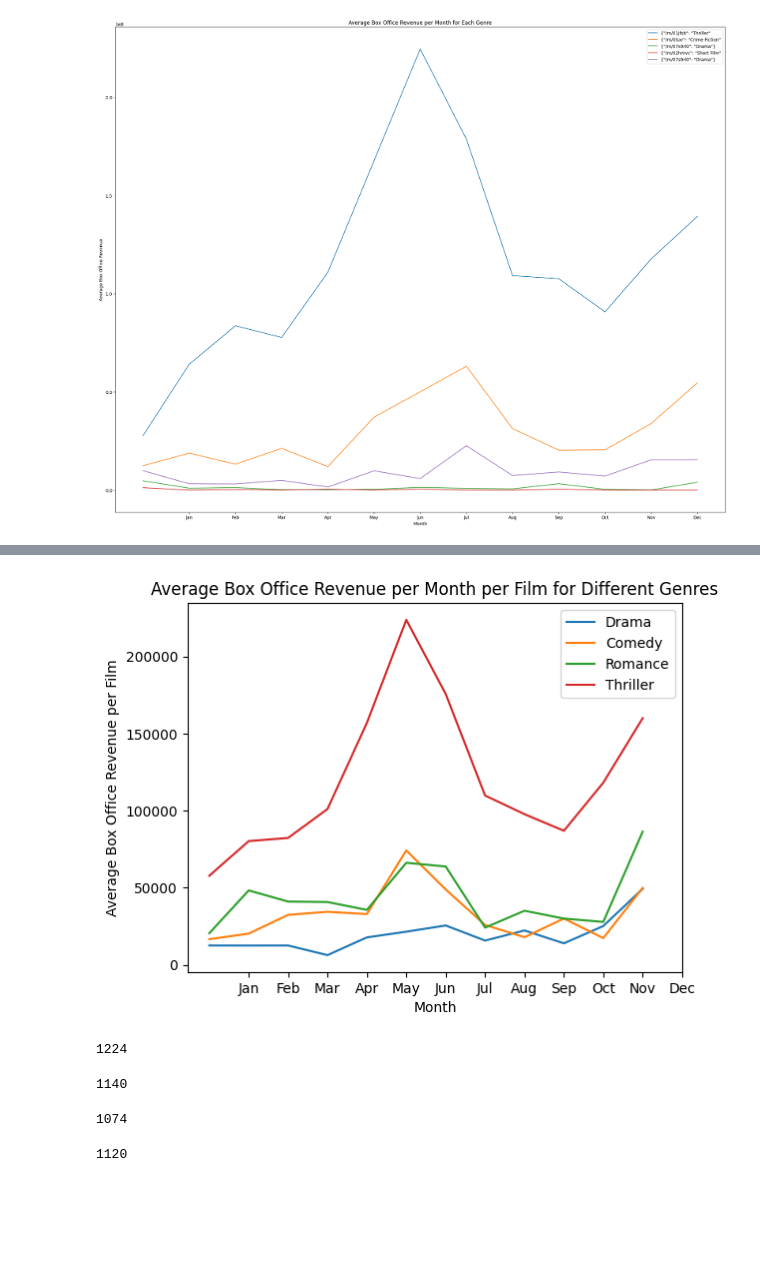
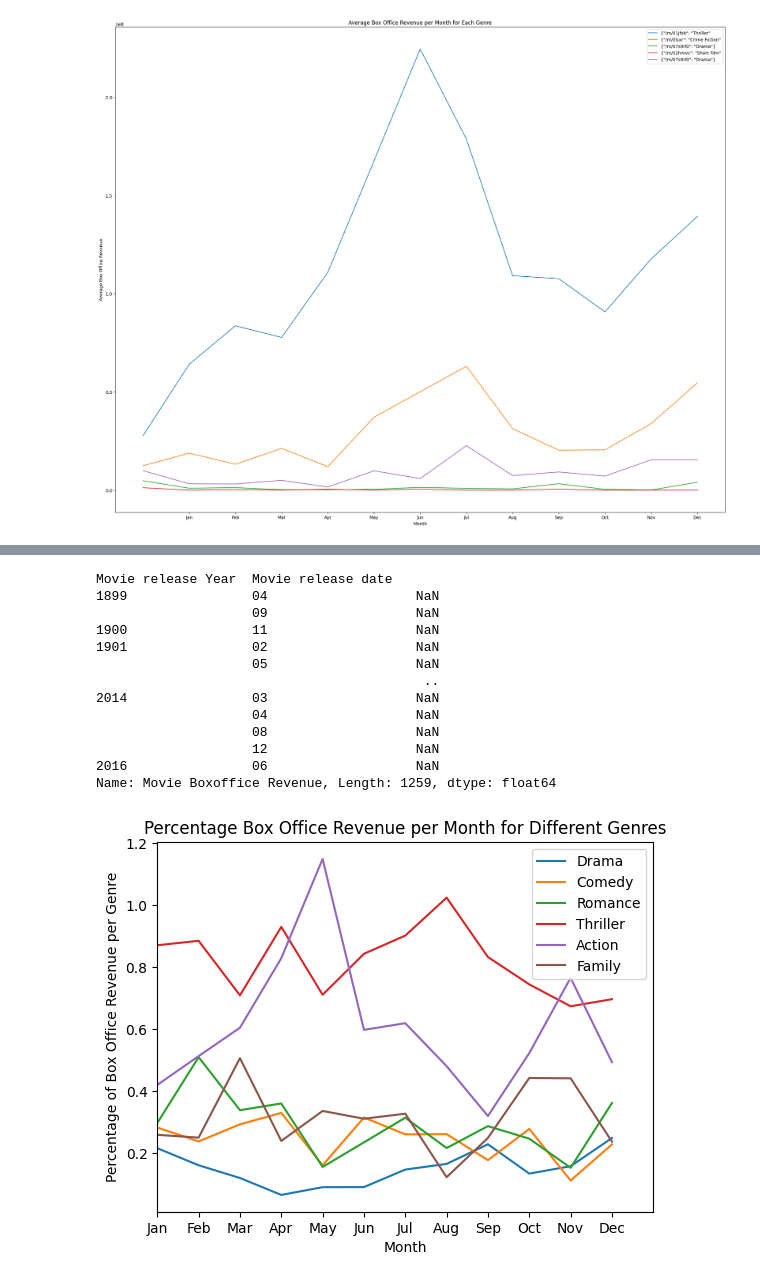
Before and after one commit to epfl-ada/ada-2023-project-dat4k, a Jupyter notebook: boxoffice.ipynb, the cells around one changed output, grey strips where cells are left out. Cells and saved outputs as stored; diff of their text form; code cells hidden in the pictures; blank space fills up the shorter version.

```diff
--- a/boxoffice.ipynb
+++ b/boxoffice.ipynb
@@ -218,4 +219,10 @@ romance_genres = df[df['genre 1'].str.contains('Romance|Romantic')|df['genre 2']
 
 thriller_genres = df[df['genre 1'].str.contains('Thriller|Crime')|df['genre 2'].str.contains('Thriller|Crime')]
 #thriller_genres
+
+action_genres = df[df['genre 1'].str.contains('Action|Adventure|War')|df['genre 2'].str.contains('Action|Adventure|War')]
+#action_genres
+
+family_genres = df[df['genre 1'].str.contains('Family|Animation|Child')|df['genre 2'].str.contains('Family|Animation|Child')]
+#family_genres
 # %%
@@ -321,37 +349,53 @@ plt.show()
 # %%
 # group the data by month and year and genre, and sum the box office revenue for each group
 monthly_revenue_drama2 = drama_genres.groupby([drama_genres['Movie release Year'], drama_genres['Movie release date'].str[5:7]])['Movie Boxoffice Revenue'].sum()
 monthly_revenue_comedy2 = comedy_genres.groupby([comedy_genres['Movie release Year'], comedy_genres['Movie release date'].str[5:7]])['Movie Boxoffice Revenue'].sum()
 monthly_revenue_romance2 = romance_genres.groupby([romance_genres['Movie release Year'], romance_genres['Movie release date'].str[5:7]])['Movie Boxoffice Revenue'].sum()
 monthly_revenue_thriller2 = thriller_genres.groupby([thriller_genres['Movie release Year'], thriller_genres['Movie release date'].str[5:7]])['Movie Boxoffice Revenue'].sum()
+monthly_revenue_action2 = action_genres.groupby([action_genres['Movie release Year'], action_genres['Movie release date'].str[5:7]])['Movie Boxoffice Revenue'].sum()
+monthly_revenue_family2 = family_genres.groupby([family_genres['Movie release Year'], family_genres['Movie release date'].str[5:7]])['Movie Boxoffice Revenue'].sum()
 
-# calculate the average revenue per month per movie
-average_monthly_revenue_drama2 = monthly_revenue_drama2.groupby(level=1).mean() / len(drama_genres.groupby([drama_genres['Movie release Year'], drama_genres['Movie release date'].str[5:7]])['Movie Boxoffice Revenue'])
-average_monthly_revenue_comedy2 = monthly_revenue_comedy2.groupby(level=1).mean() / len(comedy_genres.groupby([comedy_genres['Movie release Year'], comedy_genres['Movie release date'].str[5:7]])['Movie Boxoffice Revenue'])
-average_monthly_revenue_romance2 = monthly_revenue_romance2.groupby(level=1).mean() / len(romance_genres.groupby([romance_genres['Movie release Year'], romance_genres['Movie release date'].str[5:7]])['Movie Boxoffice Revenue'])
-average_monthly_revenue_thriller2 = monthly_revenue_thriller2.groupby(level=1).mean() / len(thriller_genres.groupby([thriller_genres['Movie release Year'], thriller_genres['Movie release date'].str[5:7]])['Movie Boxoffice Revenue'])
+total = df.groupby(df['Movie release date'].str[5:7])['Movie Boxoffice Revenue'].sum()
+
+#total2 = monthly_revenue_drama2+monthly_revenue_comedy2+monthly_revenue_romance2+monthly_revenue_thriller2+monthly_revenue_action2+monthly_revenue_family2
+
+# Calculate the average revenue per month per movie
+average_monthly_revenue_drama2 = monthly_revenue_drama2.groupby(level=1).mean() / total*100
+average_monthly_revenue_comedy2 = monthly_revenue_comedy2.groupby(level=1).mean() / total*100
+average_monthly_revenue_romance2 = monthly_revenue_romance2.groupby(level=1).mean() / total*100
+average_monthly_revenue_thriller2 = monthly_revenue_thriller2.groupby(level=1).mean() / total*100
+average_monthly_revenue_action2 = monthly_revenue_action2.groupby(level=1).mean() / total*100
+average_monthly_revenue_family2 = monthly_revenue_family2.groupby(level=1).mean() / total*100
 
 # plot the data
 plt.plot(average_monthly_revenue_drama2, label='Drama')
 plt.plot(average_monthly_revenue_comedy2, label='Comedy')
 plt.plot(average_monthly_revenue_romance2, label='Romance')
 plt.plot(average_monthly_revenue_thriller2, label='Thriller')
+plt.plot(average_monthly_revenue_action2, label='Action')
+plt.plot(average_monthly_revenue_family2, label='Family')
 
 plt.xlabel('Month')
-plt.ylabel('Average Box Office Revenue per Film')
-plt.xticks(range(1, 13), ['Jan', 'Feb', 'Mar', 'Apr', 'May', 'Jun', 'Jul', 'Aug', 'Sep', 'Oct', 'Nov', 'Dec'])
-plt.title('Average Box Office Revenue per Month per Film for Different Genres')
+plt.ylabel('Percentage of Box Office Revenue per Genre')
+plt.xticks(range(0,12 ), ['Jan', 'Feb', 'Mar', 'Apr', 'May', 'Jun', 'Jul', 'Aug', 'Sep', 'Oct', 'Nov', 'Dec'])
+plt.title('Percentage Box Office Revenue per Month for Different Genres')
 plt.legend()
 
+plt.xlim(0, 12)
+
 plt.show()
-
-display(len(drama_genres.groupby([drama_genres['Movie release Year'], drama_genres['Movie release date'].str[5:7]])['Movie Boxoffice Revenue']))
-display(len(comedy_genres.groupby([comedy_genres['Movie release Year'], comedy_genres['Movie release date'].str[5:7]])['Movie Boxoffice Revenue']))
-display(len(romance_genres.groupby([romance_genres['Movie release Year'], romance_genres['Movie release date'].str[5:7]])['Movie Boxoffice Revenue']))
-display(len(thriller_genres.groupby([thriller_genres['Movie release Year'], thriller_genres['Movie release date'].str[5:7]])['Movie Boxoffice Revenue']))
 # %% [output]
+Movie release Year  Movie release date
+1899                04                   NaN
+                    09                   NaN
+1900                11                   NaN
+1901                02                   NaN
+                    05                   NaN
+                                          ..
+2014                03                   NaN
+                    04                   NaN
+                    08                   NaN
+                    12                   NaN
+2016                06                   NaN
+Name: Movie Boxoffice Revenue, Length: 1259, dtype: float64
-[figure, old version]
+[figure, new version]
-1224
-1140
-1074
-1120
```
Also changed, not shown: parts of 5 cells of this notebook.
